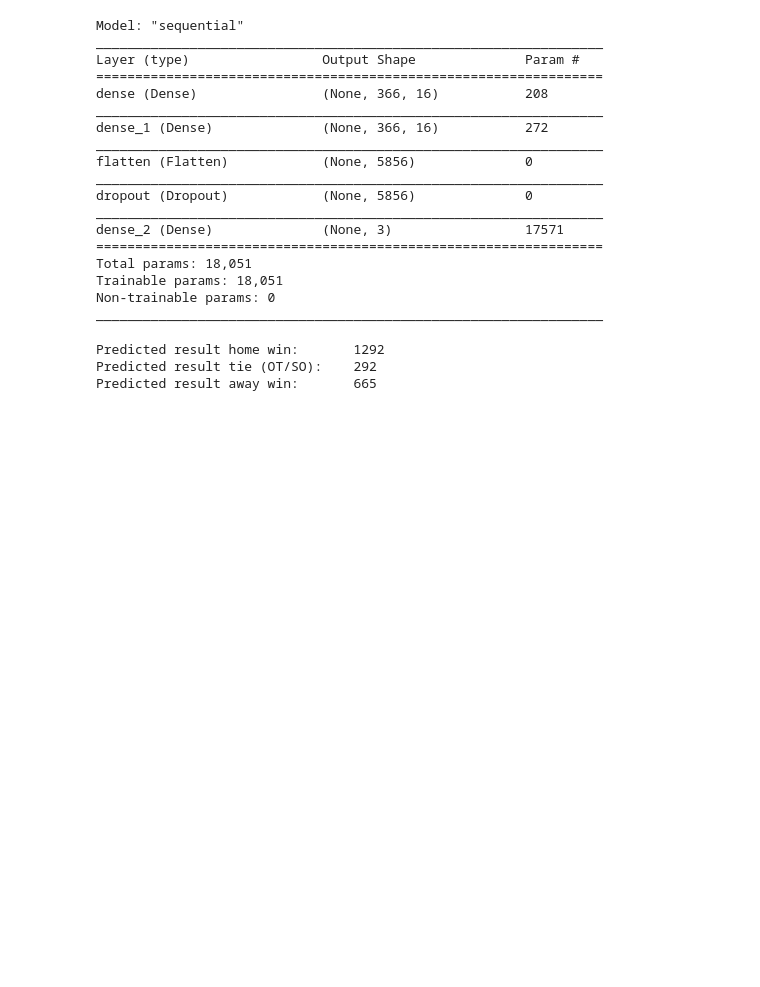
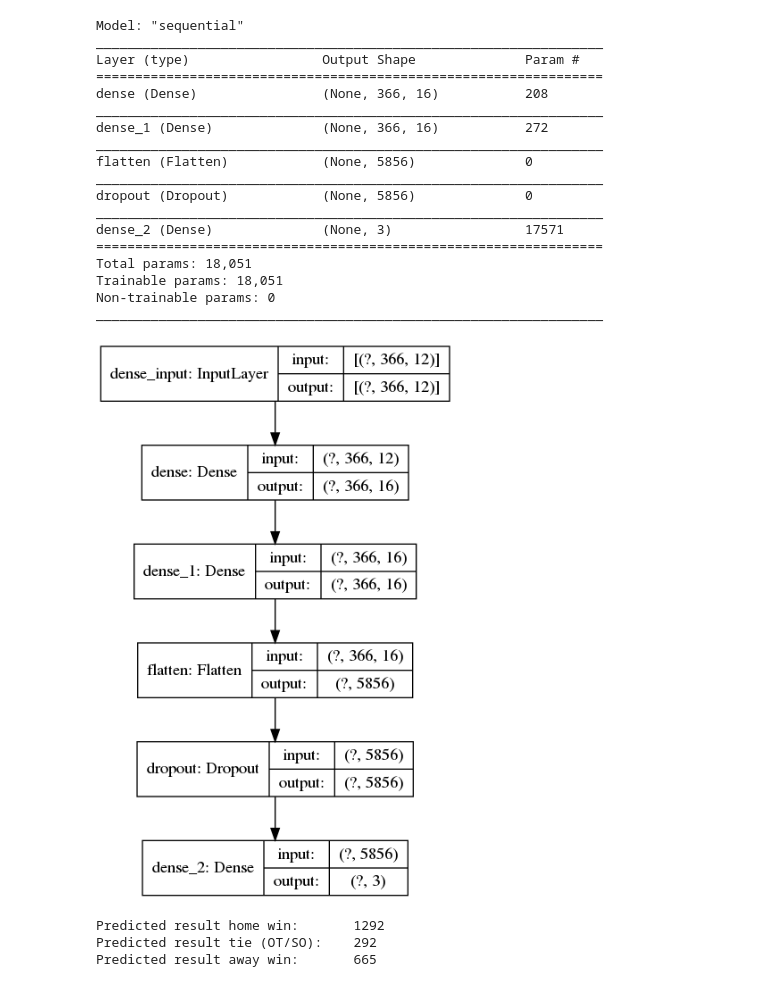
Before and after one commit to danielkari95/nhl-game-prediction, a Jupyter notebook: src/models/model_result.ipynb, the cells around one changed output. Cells and saved outputs as stored; diff of their text form; code cells hidden in the pictures; blank space fills up the shorter version.

```diff
--- a/src/models/model_result.ipynb
+++ b/src/models/model_result.ipynb
@@ -102,6 +98,10 @@ Total params: 18,051
 Trainable params: 18,051
 Non-trainable params: 0
 _________________________________________________________________
+# %%
+tf.keras.utils.plot_model(model_mlp, to_file='img/model_mlp_outcome.png', show_shapes=True)
+# %% [output]
+[figure, added]
 # %%
 classes = ['home win', 'tie (OT/SO)', 'away win']
 # %%
```
Also changed, not shown: parts of 11 cells of this notebook, 4 other files.
